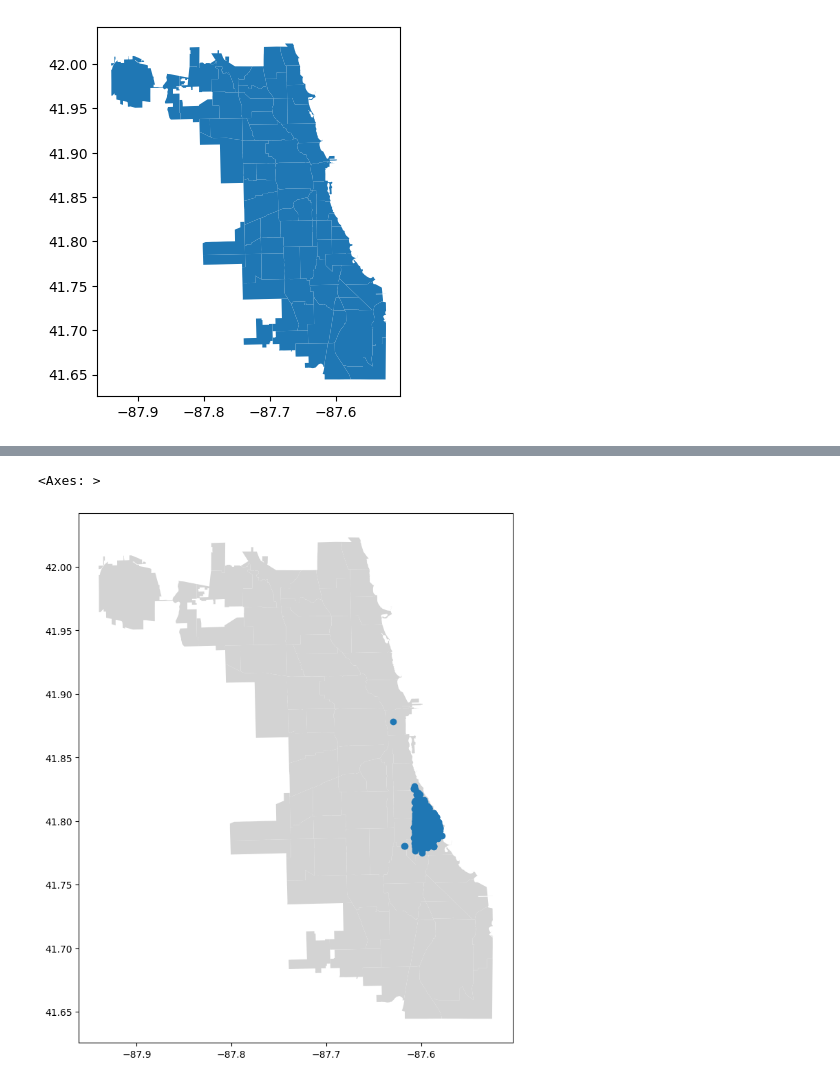
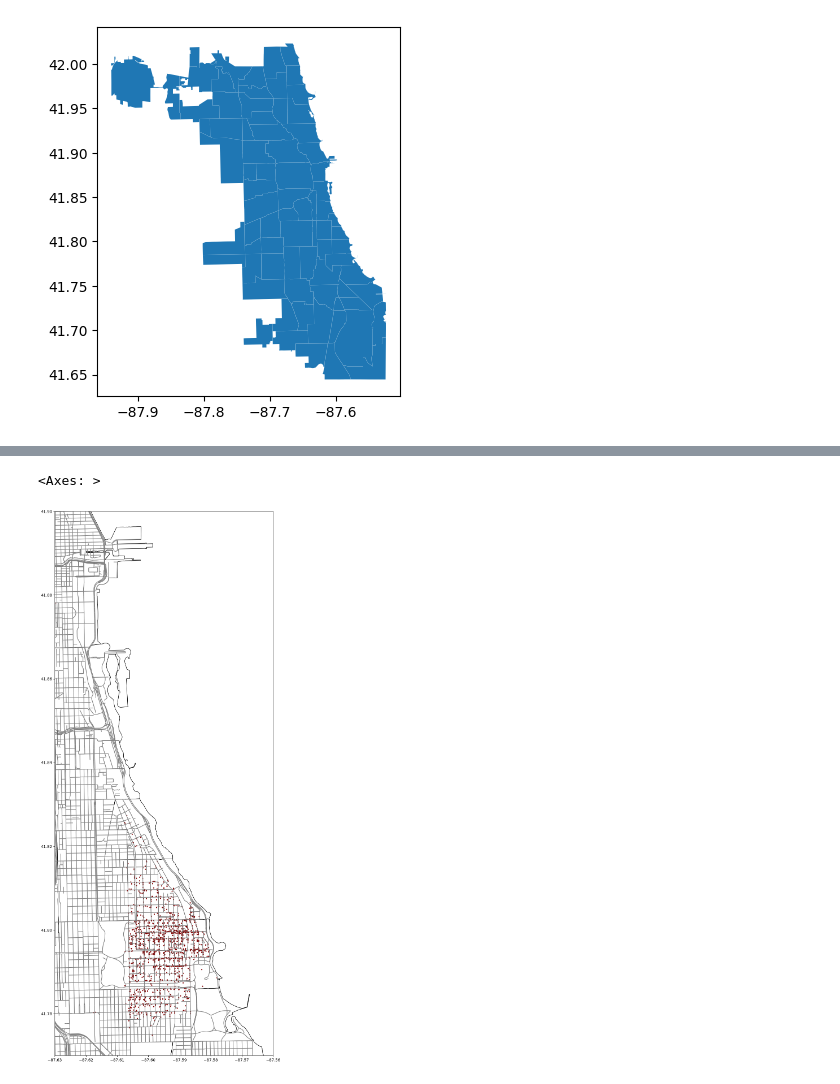
Before and after one commit to michplunkett/one-offs, a Jupyter notebook: notebooks/ucpd_cluster_analysis.ipynb, the cells around one changed output, grey strips where cells are left out. Drawn from its saved outputs; the diff is of its cells as text; code cells hidden in the pictures.

```diff
--- a/notebooks/ucpd_cluster_analysis.ipynb
+++ b/notebooks/ucpd_cluster_analysis.ipynb
@@ -533,6 +535,10 @@ narcotics = {
     ),
 }
 # %%
+ESPG_NUM = 4326
+FIGURE_SIZE = (25, 25)
+
+
 def polars_dicts_to_geopandas(pl_dict: {str: pl.DataFrame}) -> {str: gp.GeoDataFrame}:
     gp_dict: {str: gp.GeoDataFrame} = {}
     for key in pl_dict.keys():
@@ -540,7 +546,7 @@ def polars_dicts_to_geopandas(pl_dict: {str: pl.DataFrame}) -> {str: gp.GeoDataF
         gp_df = gp.GeoDataFrame(
             gp_df,
             geometry=gp.points_from_xy(gp_df["longitude"], gp_df["latitude"]),
-            crs="EPSG:4326",
+            crs=f"EPSG:{ESPG_NUM}",
         )
         gp_dict[key] = gp_df
 
@@ -559,10 +567,16 @@ violence["All"].head()
 | 3 | Unknown motorist struck a parked ... | Open | Traffic Crash / Hit and Run / Pro... | 6054 S. Drexel Ave. (Parking Stru... | 2/22/24 5:45 AM to 2:35 PM | None | 2024-02-22 14:49:00-06:00 | 2024-02-22 | ... |
 | 4 | Three unknown suspects, armed wit... | CPD | Information / Armed Robbery | 5601 S. Kenwood Ave. (Public Way) | 2/19/24 10:55 PM | None | 2024-02-19 23:02:00-06:00 | 2024-02-19 | ... |
 # %%
-chi_comm = gp.read_file("data/chicago_comm_utm/chicago_comm_utm.shp")[
+chi_communities = gp.read_file("data/chicago_comm_utm/chicago_comm_utm.shp")[
     ["NID", "geometry"]
 ]
-chi_comm.to_crs(epsg=4326).plot()
+chi_communities.to_crs(epsg=ESPG_NUM).plot()
 # %% [output]
 <Axes: >
 [figure]
+# %%
+chi_streets = gp.read_file(
+    "data/chi_street_lines/geo_export_df3e19c4-8a1b-41de-be21-1d0b821afcfb.shp"
+)
+# chi_streets.to_crs(epsg=ESPG_NUM).plot()
+chi_streets.plot()
@@ -569,7 +586,10 @@ chi_comm.to_crs(epsg=4326).plot()
 # %%
-fig, ax = plt.subplots(figsize=(10, 10))
-chi_comm.to_crs(epsg=4326).plot(ax=ax, color="lightgrey")
-violence["All"].plot(ax=ax)
+fig, ax = plt.subplots(figsize=FIGURE_SIZE)
+chi_communities.to_crs(epsg=ESPG_NUM).plot(ax=ax, color="none", edgecolor="black")
+chi_streets.to_crs(epsg=ESPG_NUM).plot(ax=ax, color="grey")
+ax.set_xlim(-87.63, -87.56)
+ax.set_ylim(41.77, 41.90)
+violence["All"].plot(ax=ax, markersize=4, color="maroon")
 # %% [output]
 <Axes: >
-[figure, old version]
+[figure, new version]
```
Also changed, not shown: parts of 9 cells of this notebook.
